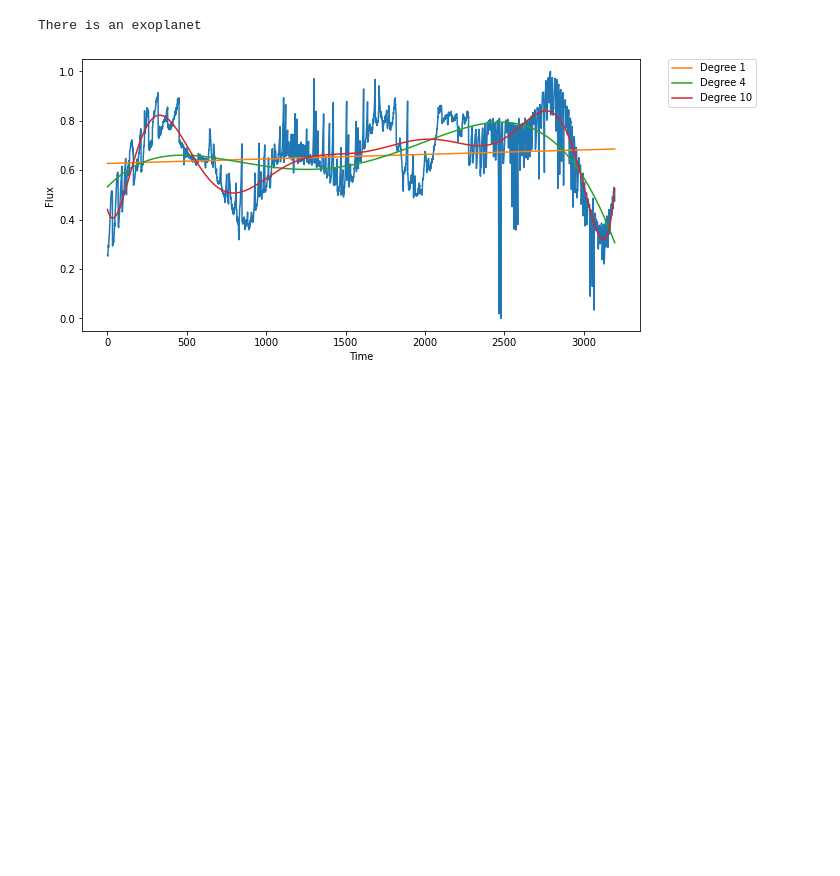
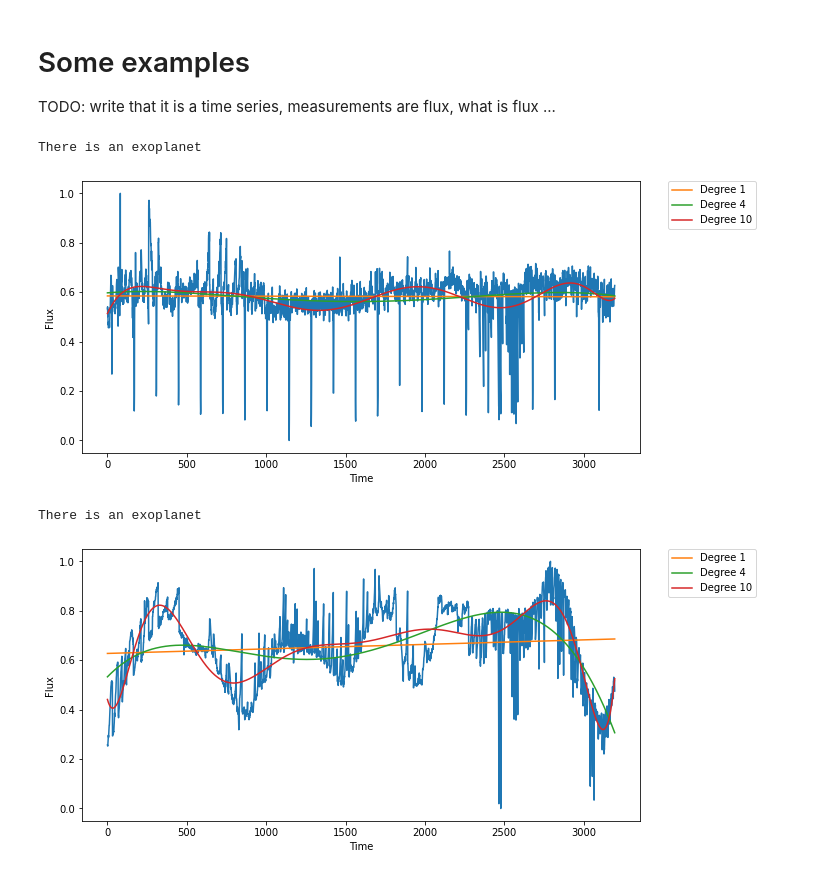
Before and after one commit to DZAlpha/ExoplanetHunting, a Jupyter notebook: exoplanets_hunting.ipynb, the cells around one changed output. Cells and saved outputs as stored; diff of their text form; code cells hidden in the pictures; blank space fills up the shorter version.

```diff
--- a/exoplanets_hunting.ipynb
+++ b/exoplanets_hunting.ipynb
@@ -23,6 +43,14 @@ standarized_train_df = preprocess(get_train_df(), 'standarize')
 # %%
 test_df = preprocess(get_test_df(), 'normalize')
 standarized_test_df = preprocess(get_test_df(), 'standarize')
+# %% [markdown]
+# Some examples
+TODO: write that it is a time series, measurements are flux, what is flux ...
+# %%
+plot_row(train_df, 1)
+# %% [output]
+There is an exoplanet
+[figure, added]
 # %%
 plot_row(train_df, 4)
 # %% [output]
```
Also changed, not shown: parts of 28 cells of this notebook, 3 other files.
